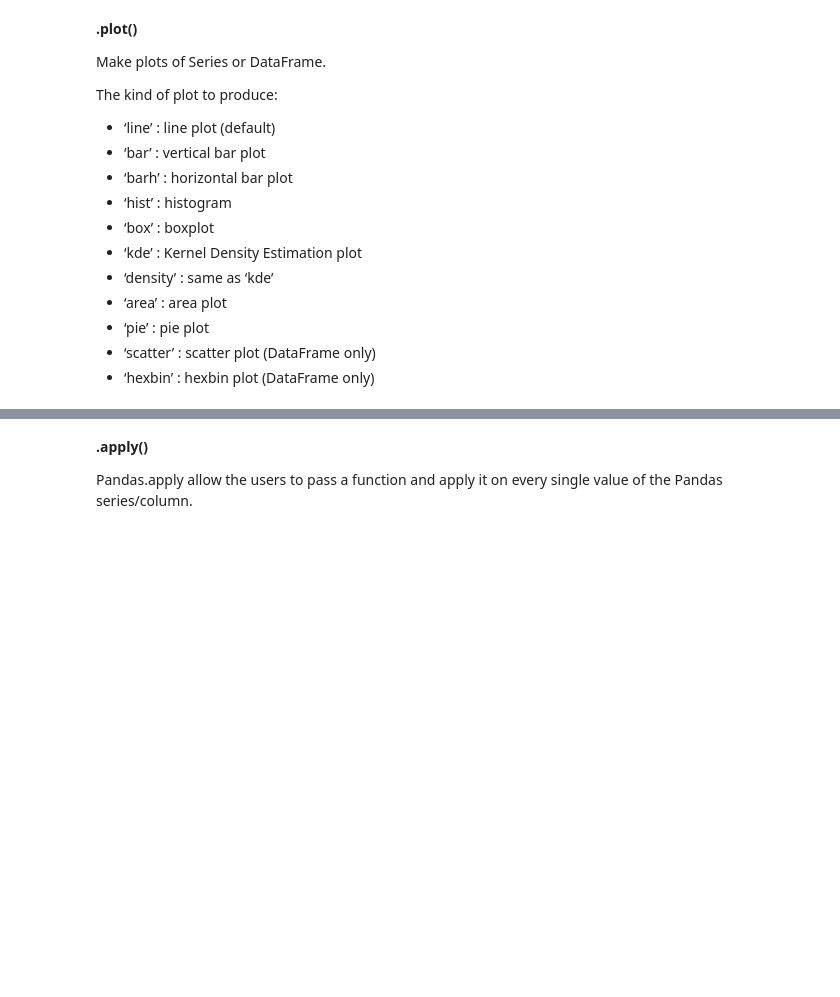
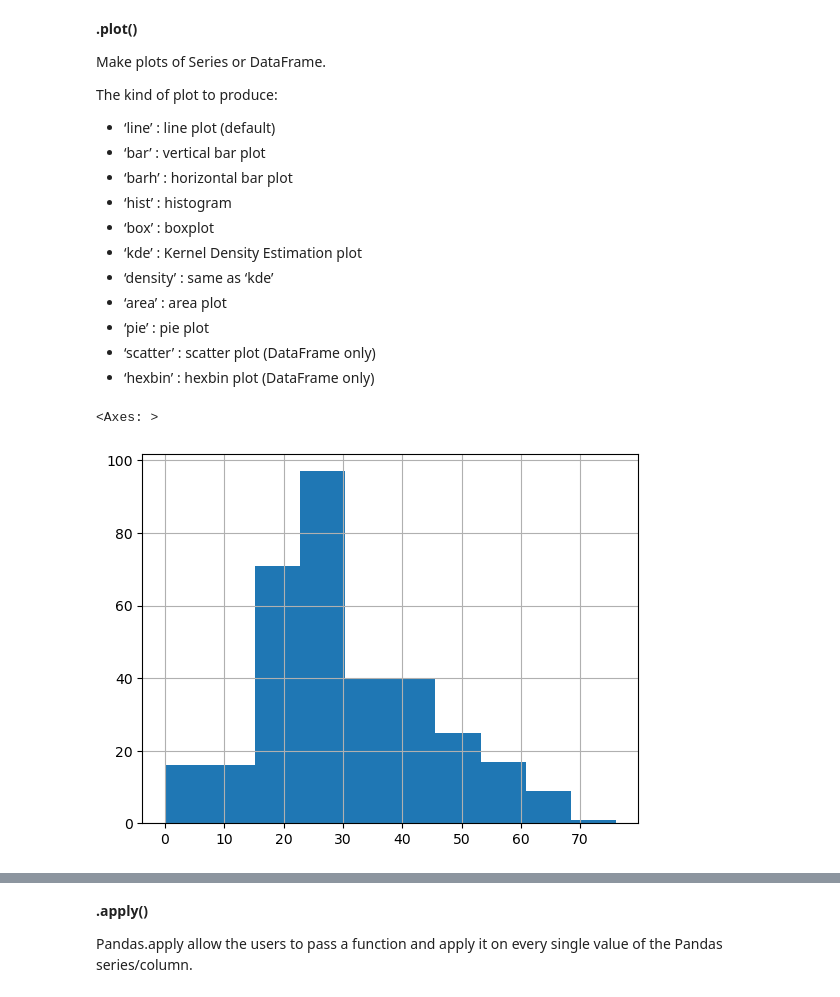
Before and after one commit to mazzyb1257/INFO_2201_MB_summerNotes, a Jupyter notebook: w6d1_EDAintro.ipynb, the cells around one changed output, grey strips where cells are left out. Saved outputs shown, nothing was run; the diff lists cells and outputs as text; code cells hidden in the pictures; blank space fills up the shorter version.

```diff
--- a/w6d1_EDAintro.ipynb
+++ b/w6d1_EDAintro.ipynb
@@ -58,7 +258,9 @@ keep : Whether to keep first('first'), last('last'), or all (Flase) duplicate va
 # %%
 #1 set to lower case
+titanic_clean['Sex'] = titanic_clean['Sex'].str.lower()
 # %%
 #replace the other words
+titanic_clean['Sex'] = titanic_clean['Sex'].str.replace("woman", "female").replace("man", "male")
 # %% [markdown]
 We only want whole round numbers - integers
 # %%
@@ -71,0 +322,2 @@ it is important taht we have nan values for now
+# %%
+titanic_clean['Age'] = titanic_clean['Age'].replace("nan", np.nan)
@@ -73,5 +337,6 @@ it is important taht we have nan values for now
 now we need to reset the Df back to what it was originally
 # %%
 #round them to the 0th position
+titanic_clean['Age'] = titanic_clean['Age'].round(0)
 # %%
 #check unique
@@ -98,5 +388,10 @@ The kind of plot to produce:
 - ‘pie’ : pie plot
 - ‘scatter’ : scatter plot (DataFrame only)
 - ‘hexbin’ : hexbin plot (DataFrame only)
+# %%
+titanic_clean['Age'].hist() # gives the number of each quantity
+# %% [output]
+<Axes: >
+[figure, added]
 # %%
 #pie chart or sex
```
Also changed, not shown: parts of 63 cells of this notebook, 4 other files.
